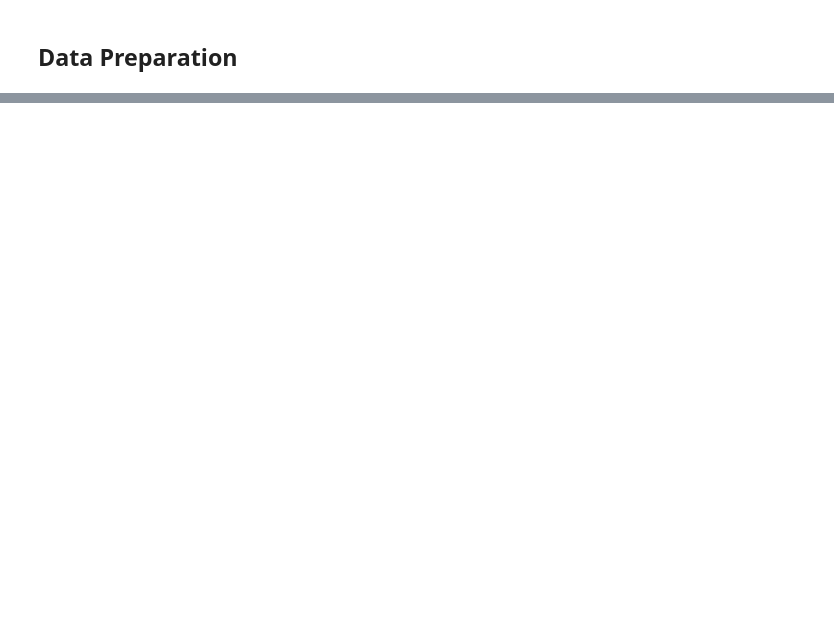
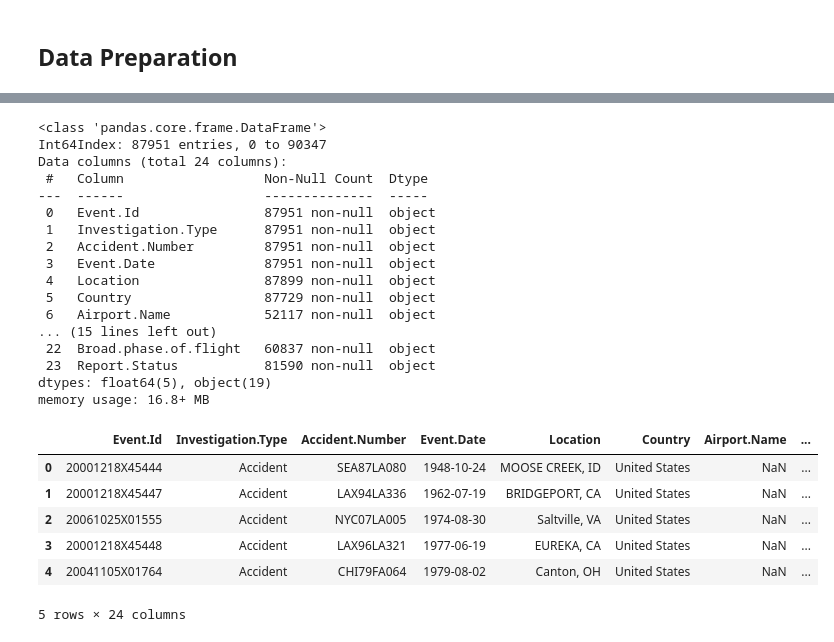
Before and after one commit to DaveyMburu/aircraft-accident-analysis, a Jupyter notebook: aircraft-accident-analysis.ipynb, the cells around one changed output, grey strips where cells are left out. Cells and saved outputs as stored; diff of their text form; code cells hidden in the pictures; blank space fills up the shorter version.

```diff
--- a/aircraft-accident-analysis.ipynb
+++ b/aircraft-accident-analysis.ipynb
@@ -101,0 +106,4 @@ df.duplicated().sum()
+# %%
+clean_df = df.copy()
+clean_df = clean_df.drop_duplicates()
+clean_df.shape
@@ -101,0 +126,3 @@ df.duplicated().sum()
+# %%
+clean_df.drop_duplicates(subset = 'Event.Id', inplace = True)
+clean_df.shape
@@ -101,0 +131,4 @@ df.duplicated().sum()
+# %%
+clean_df['Event.Id'].isna().sum()
+clean_df.dropna(subset = ['Event.Id'], inplace = True)
+clean_df.shape
@@ -101,0 +164,31 @@ df.duplicated().sum()
+# %%
+clean_df.drop(columns = ['Latitude', 'Longitude', 'Airport.Code', 'FAR.Description', 'Schedule', 'Air.carrier', 'Publication.Date'], inplace = True)
+# Aircraft Category has lots of missing values but we can infer the type of aircraft from the model and make columns based on previous records
+# %%
+clean_df.info()
+clean_df.head()
+# %% [output]
+<class 'pandas.core.frame.DataFrame'>
+Int64Index: 87951 entries, 0 to 90347
+Data columns (total 24 columns):
+ #   Column                  Non-Null Count  Dtype
+---  ------                  --------------  -----
+ 0   Event.Id                87951 non-null  object
+ 1   Investigation.Type      87951 non-null  object
+ 2   Accident.Number         87951 non-null  object
+ 3   Event.Date              87951 non-null  object
+ 4   Location                87899 non-null  object
+ 5   Country                 87729 non-null  object
+ 6   Airport.Name            52117 non-null  object
+... (15 lines left out)
+ 22  Broad.phase.of.flight   60837 non-null  object
+ 23  Report.Status           81590 non-null  object
+dtypes: float64(5), object(19)
+memory usage: 16.8+ MB
+|  | Event.Id | Investigation.Type | Accident.Number | Event.Date | Location | Country | Airport.Name | ... |
+| 0 | 20001218X45444 | Accident | SEA87LA080 | 1948-10-24 | MOOSE CREEK, ID | United States | NaN | ... |
+| 1 | 20001218X45447 | Accident | LAX94LA336 | 1962-07-19 | BRIDGEPORT, CA | United States | NaN | ... |
+| 2 | 20061025X01555 | Accident | NYC07LA005 | 1974-08-30 | Saltville, VA | United States | NaN | ... |
+| 3 | 20001218X45448 | Accident | LAX96LA321 | 1977-06-19 | EUREKA, CA | United States | NaN | ... |
+| 4 | 20041105X01764 | Accident | CHI79FA064 | 1979-08-02 | Canton, OH | United States | NaN | ... |
+5 rows × 24 columns
```
Also changed, not shown: parts of 40 cells of this notebook.
